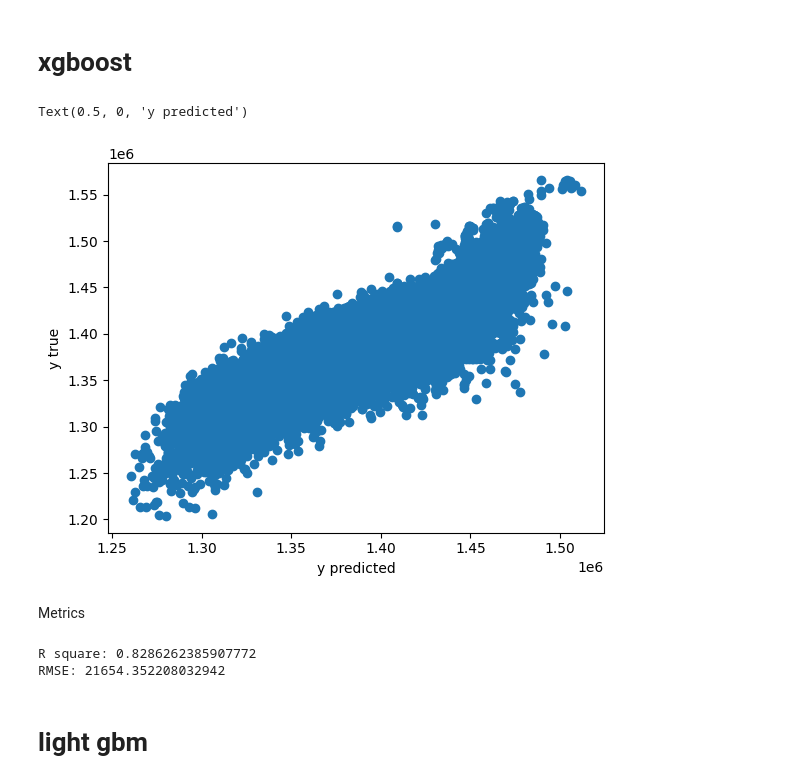
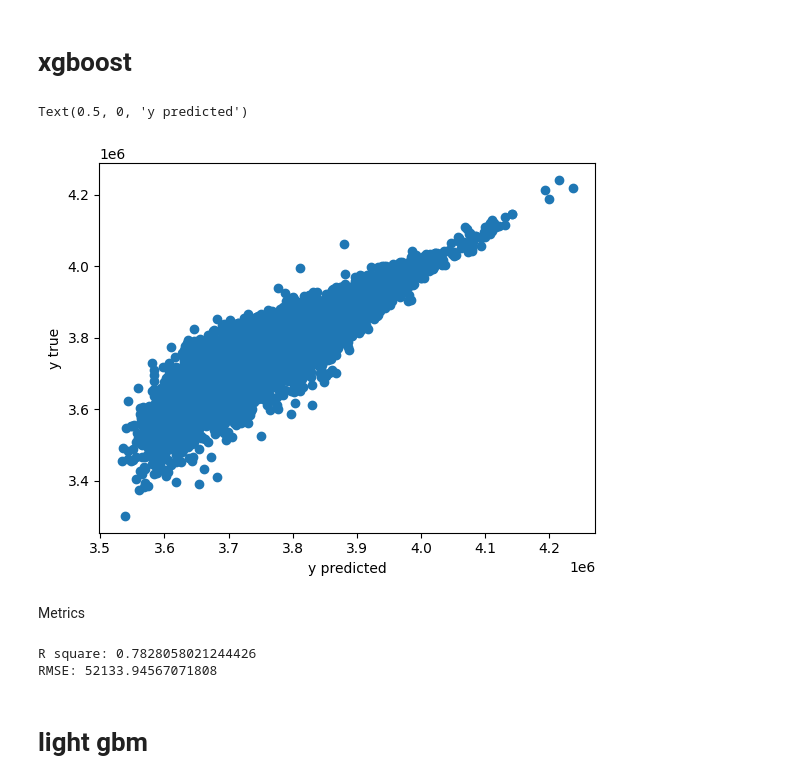
Before and after one commit to piotrksiazek/Introduction-to-data-analysic-University-2022, a Jupyter notebook: Tasmania.ipynb, the cells around one changed output. Drawn from its saved outputs; the diff is of its cells as text; code cells hidden in the pictures.

```diff
--- a/Tasmania.ipynb
+++ b/Tasmania.ipynb
@@ -54,6 +54,8 @@ class PreparedData:
     def __init__(self, df, name):
         self.x = df[vars]
         self.y = df["'sum'"]
+        self.x_poly = df[vars].values.reshape(-1, len(vars))
+        self.y_poly = df["'sum'"].values.reshape(-1)
         self.name = name
 
 data = pd.read_csv("Tasmania_Data.csv")
@@ -71,6 +73,8 @@ perth = PreparedData(df, "perth")
 data = pd.read_csv("Sydney_Data.csv")
 df = pd.DataFrame(data)
 sydney = PreparedData(df, "sydney")
+
+locations = [tasmania, adelaide, perth, sydney]
 # %% [markdown]
 # Linear regression
 # %%
@@ -135,25 +133,26 @@ RMSE: 22289.403663838642
 # %%
 from xgboost import XGBRegressor
 # %%
-xgbr = XGBRegressor(verbosity=0)
+xgbr = XGBRegressor(verbosity=0, max_depth=7)
+# %%
+X_train, X_test, y_train, y_test = train_test_split(tasmania.x, tasmania.y, test_size=0.1, random_state=43)
 # %%
 model = xgbr.fit(X_train, y_train)
 # %%
 y_predict = model.predict(X_test)
-mse_xgb = mean_squared_error(y_test, y_predict)
 
-plt.scatter(y_pred_test, y_test)
+plt.scatter(y_predict, y_test)
 plt.ylabel("y true")
 plt.xlabel("y predicted")
 # %% [output]
 Text(0.5, 0, 'y predicted')
-[figure, old version]
+[figure, new version]
 # %% [markdown]
 Metrics
 # %%
 get_metrics(X_test, y_test, y_predict, model)
 # %% [output]
-R square: 0.8286262385907772
-RMSE: 21654.352208032942
+R square: 0.7828058021244426
+RMSE: 52133.94567071808
 # %% [markdown]
 # light gbm
```
Also changed, not shown: parts of 7 cells of this notebook.
